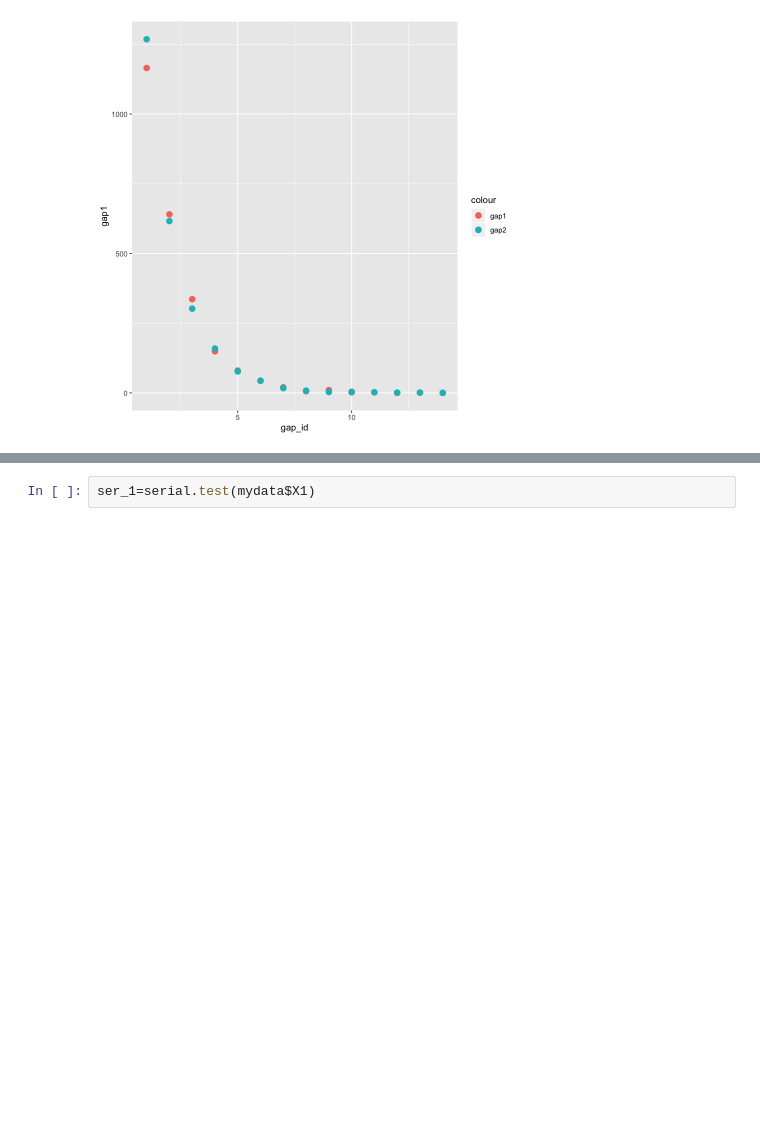
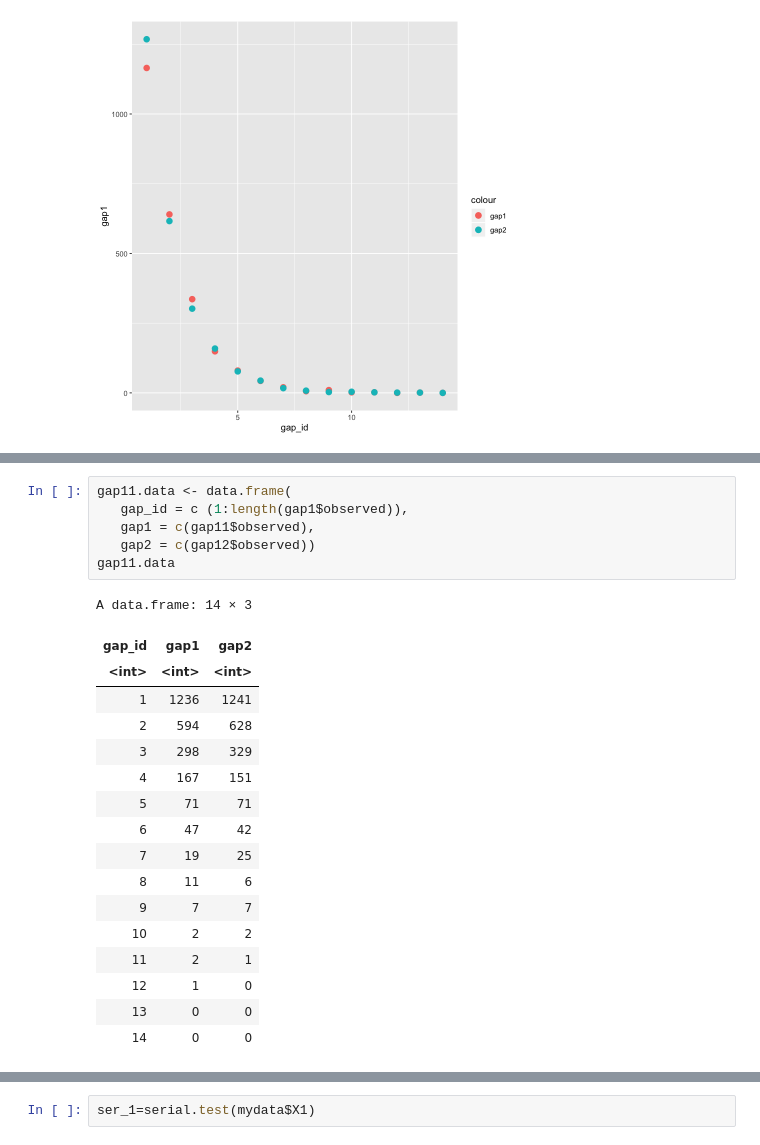
Before and after one commit to jingjing-unilu/ComputationalStatistic_Project21, a Jupyter notebook: Project-21.ipynb, the cells around one changed output, grey strips where cells are left out. Cells and saved outputs as stored; diff of their text form; blank space fills up the shorter version.

```diff
--- a/Project-21.ipynb
+++ b/Project-21.ipynb
@@ -255,0 +339,24 @@ X-squared = 13, df = 12, p-value = 0.4
+# %%
+gap11.data <- data.frame(
+   gap_id = c (1:length(gap1$observed)),
+   gap1 = c(gap11$observed),
+   gap2 = c(gap12$observed))
+gap11.data
+# %% [output]
+A data.frame: 14 × 3
+| gap_id | gap1 | gap2 |
+| <int> | <int> | <int> |
+| 1 | 1236 | 1241 |
+| 2 | 594 | 628 |
+| 3 | 298 | 329 |
+| 4 | 167 | 151 |
+| 5 | 71 | 71 |
+| 6 | 47 | 42 |
+| 7 | 19 | 25 |
+| 8 | 11 | 6 |
+| 9 | 7 | 7 |
+| 10 | 2 | 2 |
+| 11 | 2 | 1 |
+| 12 | 1 | 0 |
+| 13 | 0 | 0 |
+| 14 | 0 | 0 |
```
Also changed, not shown: parts of 37 cells of this notebook, 2 other files.
